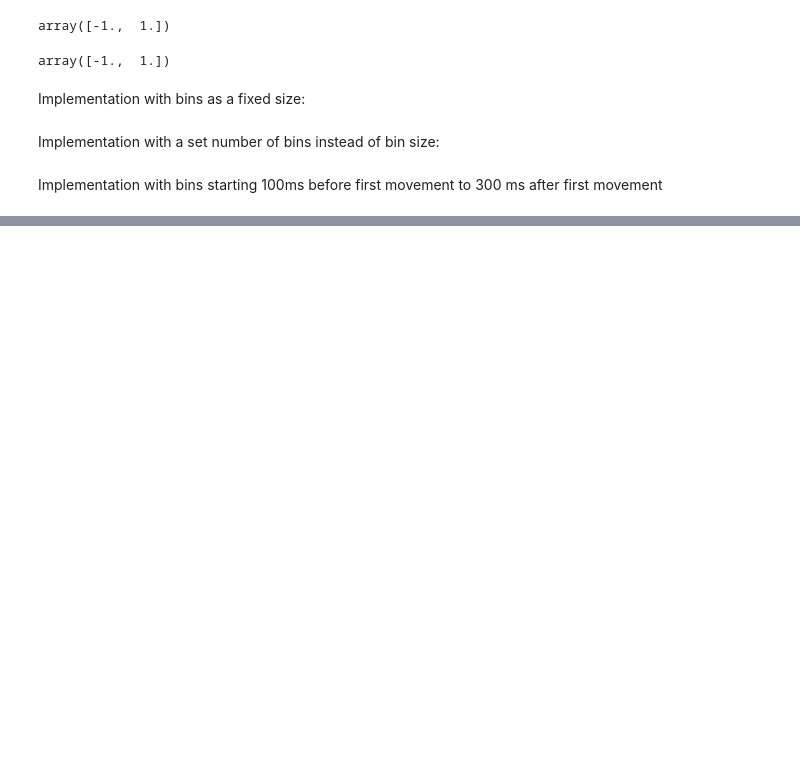
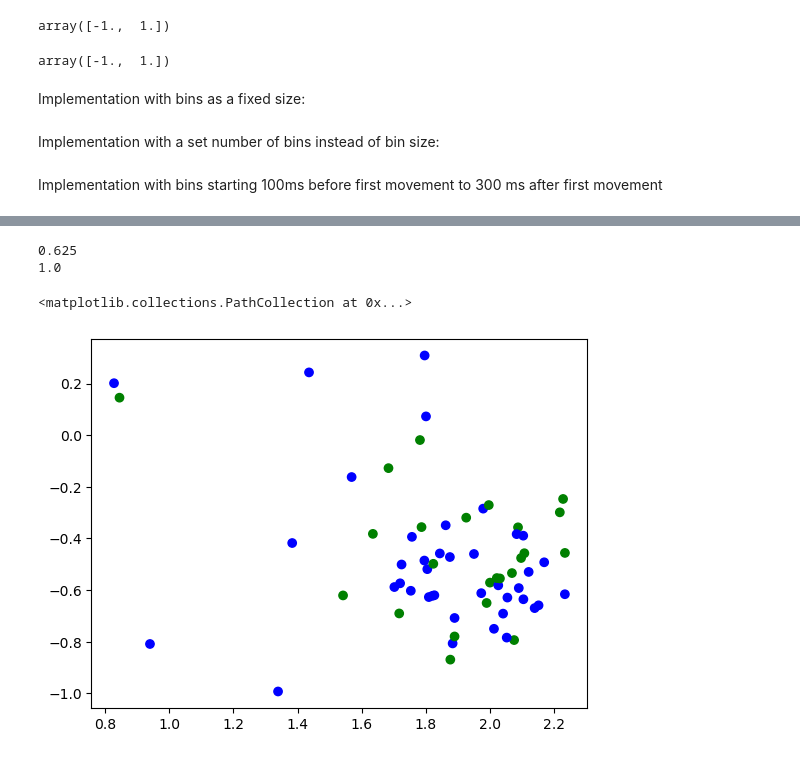
Before and after one commit to styyxofficial/DSC180B-Quarter-2-Project, a Jupyter notebook: notebooks/neural_data_ingest.ipynb, the cells around one changed output, grey strips where cells are left out. Saved outputs shown, nothing was run; the diff lists cells and outputs as text; code cells hidden in the pictures; blank space fills up the shorter version.

```diff
--- a/notebooks/neural_data_ingest.ipynb
+++ b/notebooks/neural_data_ingest.ipynb
@@ -994,0 +476,19 @@ plt.show()
+# %%
+# Predict between Just correct left and incorrect left. Obtains a low accuracy compared to baseline
+X_class_train02 = X_class_train[((y_class_train==0) | (y_class_train==2))]
+y_class_train02 = y_class_train[((y_class_train==0) | (y_class_train==2))]
+X_class_test02 = X_class_test[((y_class_test==0) | (y_class_test==2))]
+y_class_test02 = y_class_test[((y_class_test==0) | (y_class_test==2))]
+
+
+mod = LogisticRegression()
+mod.fit(X_class_train02, y_class_train02)
+print(mod.score(X_class_train02, y_class_train02))
+print(mod.score(X_class_test02, y_class_test02)) # is 1 because the test set is unbalanced
+
+plt.scatter(X_class_train02[:, 0], X_class_train02[:, 1], color=np.array(['blue', 'red', 'green', 'black'])[y_class_train02])
+# %% [output]
+0.625
+1.0
+<matplotlib.collections.PathCollection at 0x...>
+[figure, added]
```
Also changed, not shown: parts of 55 cells of this notebook, 1 other file.
